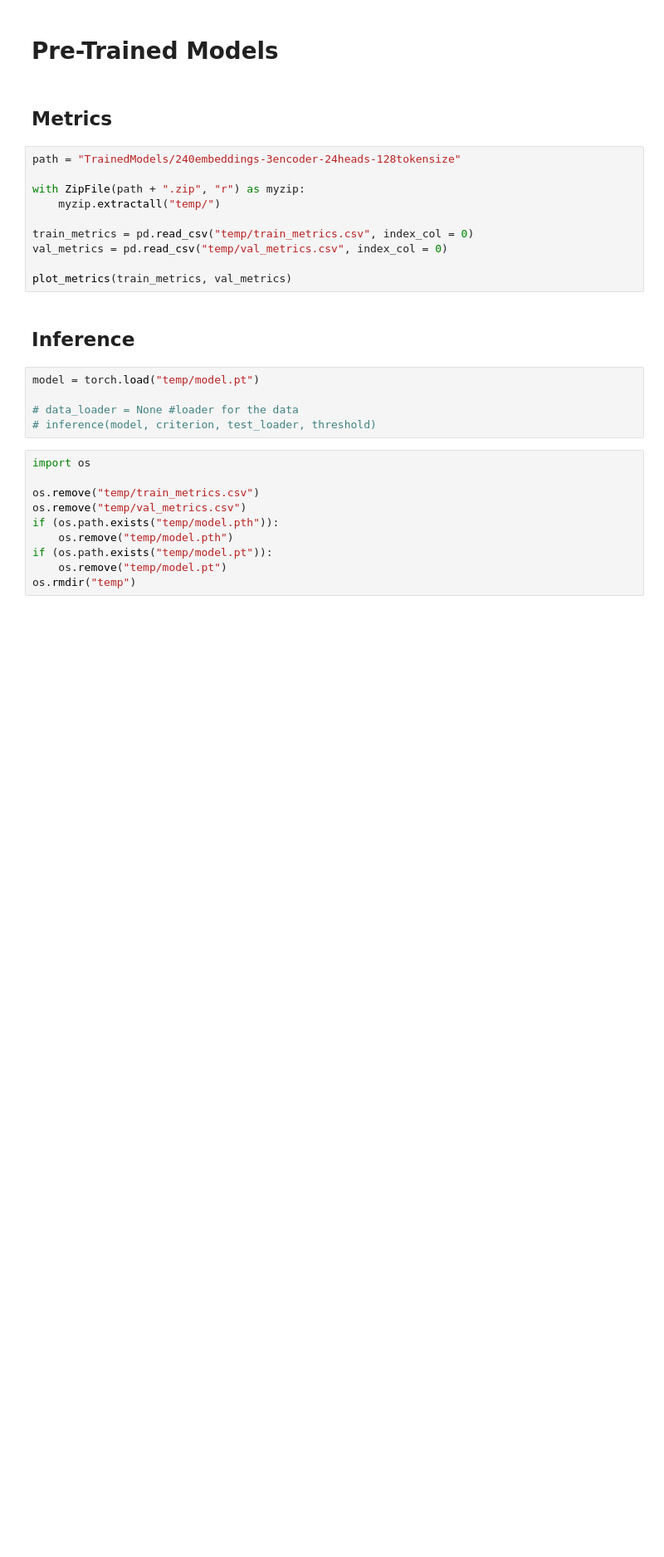
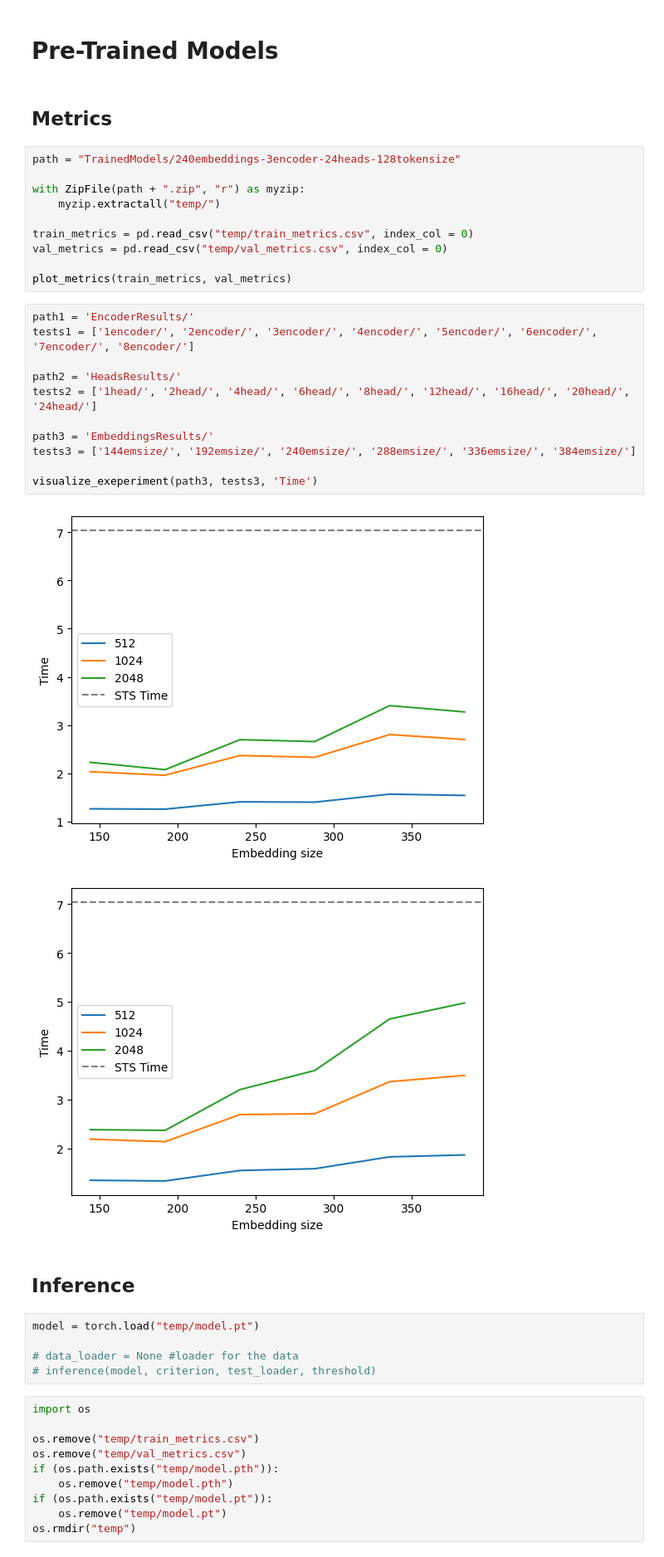
Before and after one commit to bloodpool7/RandomTransformer, a Jupyter notebook: Transformer/model_testing.ipynb, the cells around one changed output. Shown: that part at 83% size. Saved outputs shown, nothing was run; the diff lists cells and outputs as text; blank space fills up the shorter version.

```diff
--- a/Transformer/model_testing.ipynb
+++ b/Transformer/model_testing.ipynb
@@ -166,6 +304,20 @@ train_metrics = pd.read_csv("temp/train_metrics.csv", index_col = 0)
 val_metrics = pd.read_csv("temp/val_metrics.csv", index_col = 0)
 
 plot_metrics(train_metrics, val_metrics)
+# %%
+path1 = 'EncoderResults/'
+tests1 = ['1encoder/', '2encoder/', '3encoder/', '4encoder/', '5encoder/', '6encoder/', '7encoder/', '8encoder/']
+
+path2 = 'HeadsResults/'
+tests2 = ['1head/', '2head/', '4head/', '6head/', '8head/', '12head/', '16head/', '20head/', '24head/']
+
+path3 = 'EmbeddingsResults/'
+tests3 = ['144emsize/', '192emsize/', '240emsize/', '288emsize/', '336emsize/', '384emsize/']
+
+visualize_exeperiment(path3, tests3, 'Time')
+# %% [output]
+[figure, added]
+[figure, added]
 # %% [markdown]
 ## Inference
 # %%
```
Also changed, not shown: parts of 5 cells of this notebook, 30 other files.
